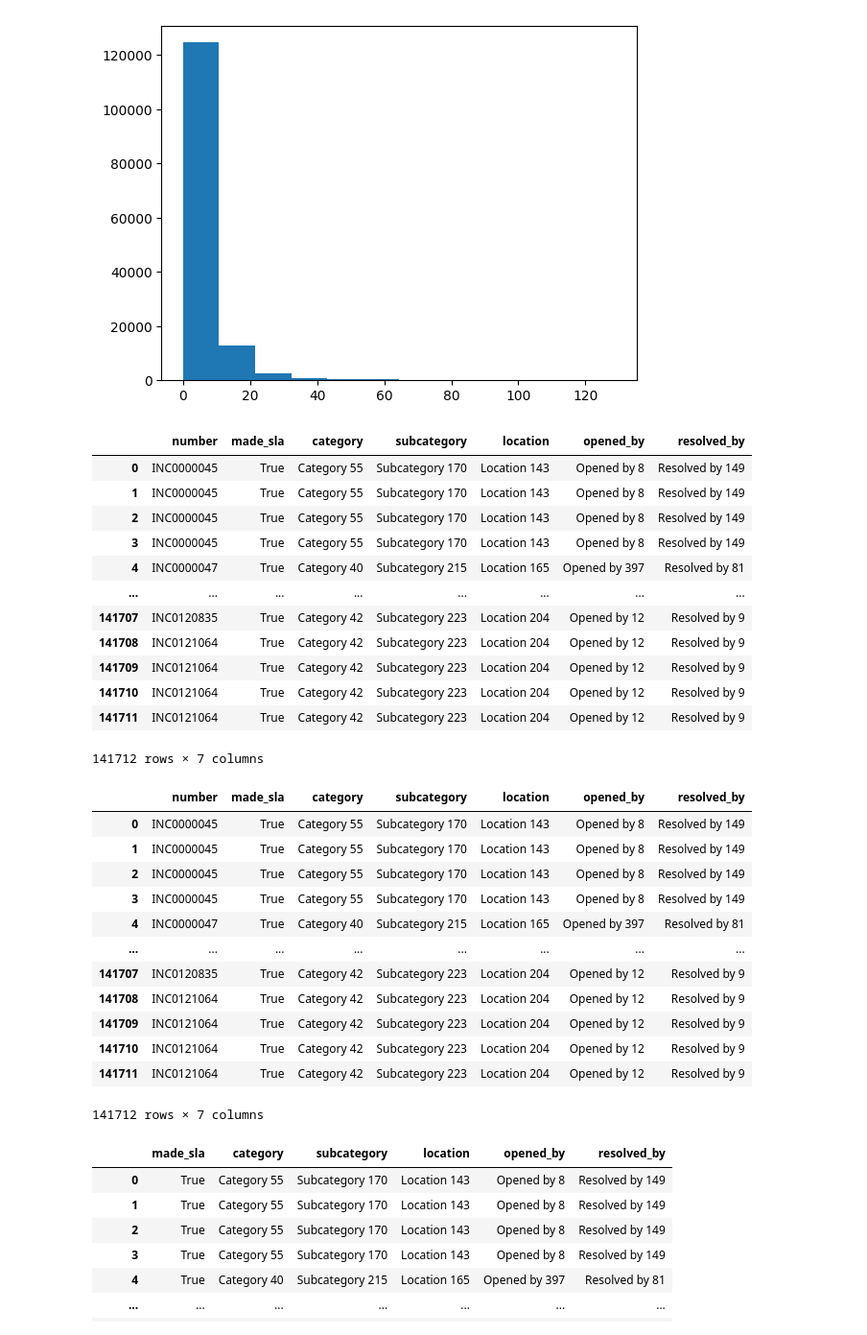
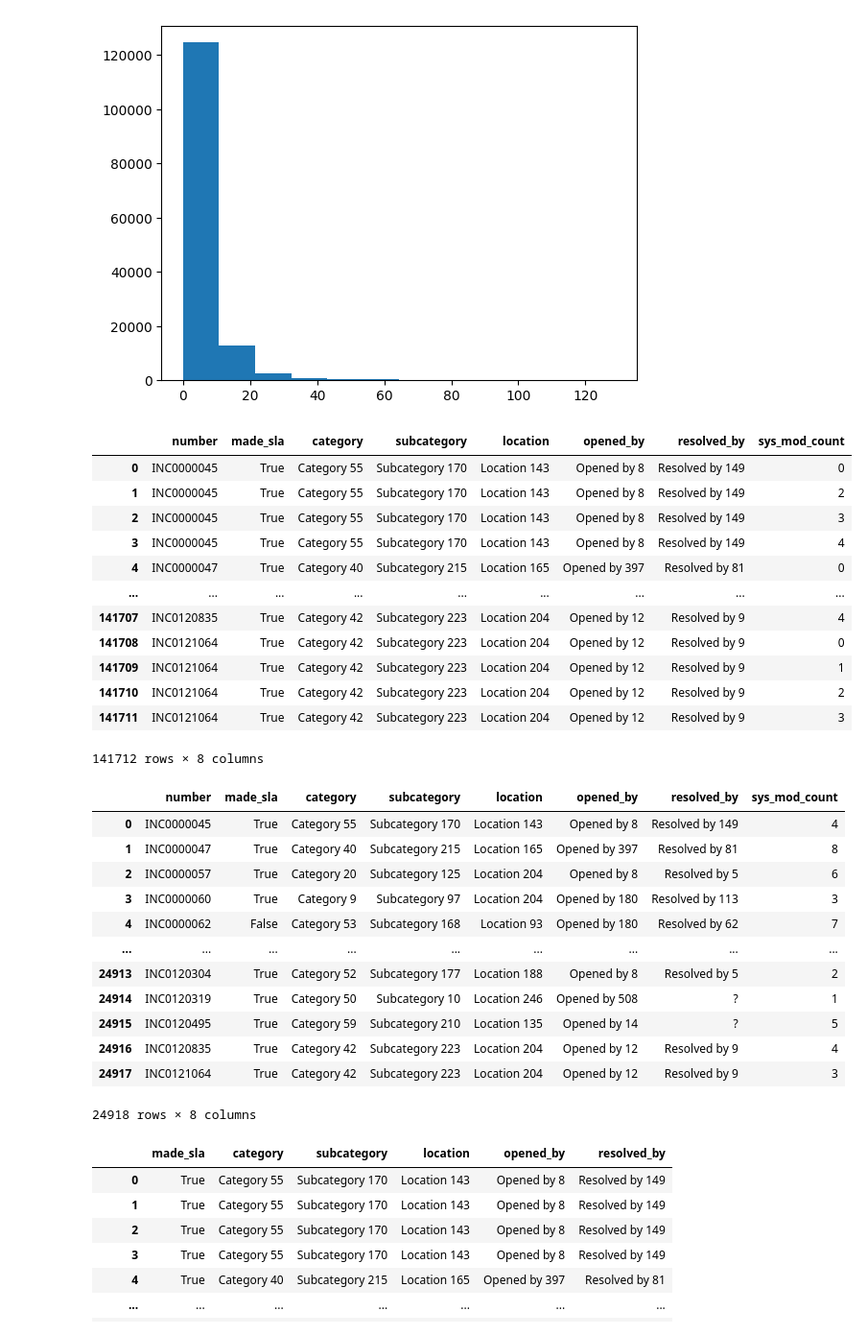
Before and after one commit to dc-neo/incidents_sla, a Jupyter notebook: Incident_Aggregation.ipynb, the cells around one changed output. Shown at 96% size. Cells and saved outputs as stored; diff of their text form; code cells hidden in the pictures.

```diff
--- a/Incident_Aggregation.ipynb
+++ b/Incident_Aggregation.ipynb
@@ -253,43 +253,47 @@ plt.hist(pd.Series(data['sys_mod_count']).dropna(), bins=12)
 # %%
 # This step is where I'm choosing the features / columns I'd like to start looking at.  I chose these features, but we can definitely choose more/less from the original dataset
 
-df_unique = df[['number', 'made_sla', 'category', 'subcategory', 'location', 'opened_by', 'resolved_by']]
+df_unique = df[['number', 'made_sla', 'category', 'subcategory', 'location', 'opened_by', 'resolved_by','sys_mod_count']]
 df_unique
 # %% [output]
-|  | number | made_sla | category | subcategory | location | opened_by | resolved_by |
-| 0 | INC0000045 | True | Category 55 | Subcategory 170 | Location 143 | Opened by 8 | Resolved by 149 |
-| 1 | INC0000045 | True | Category 55 | Subcategory 170 | Location 143 | Opened by 8 | Resolved by 149 |
-| 2 | INC0000045 | True | Category 55 | Subcategory 170 | Location 143 | Opened by 8 | Resolved by 149 |
-| 3 | INC0000045 | True | Category 55 | Subcategory 170 | Location 143 | Opened by 8 | Resolved by 149 |
-| 4 | INC0000047 | True | Category 40 | Subcategory 215 | Location 165 | Opened by 397 | Resolved by 81 |
-| ... | ... | ... | ... | ... | ... | ... | ... |
-| 141707 | INC0120835 | True | Category 42 | Subcategory 223 | Location 204 | Opened by 12 | Resolved by 9 |
-| 141708 | INC0121064 | True | Category 42 | Subcategory 223 | Location 204 | Opened by 12 | Resolved by 9 |
-| 141709 | INC0121064 | True | Category 42 | Subcategory 223 | Location 204 | Opened by 12 | Resolved by 9 |
-| 141710 | INC0121064 | True | Category 42 | Subcategory 223 | Location 204 | Opened by 12 | Resolved by 9 |
-| 141711 | INC0121064 | True | Category 42 | Subcategory 223 | Location 204 | Opened by 12 | Resolved by 9 |
+|  | number | made_sla | category | subcategory | location | opened_by | resolved_by | sys_mod_count |
+| 0 | INC0000045 | True | Category 55 | Subcategory 170 | Location 143 | Opened by 8 | Resolved by 149 | 0 |
+| 1 | INC0000045 | True | Category 55 | Subcategory 170 | Location 143 | Opened by 8 | Resolved by 149 | 2 |
+| 2 | INC0000045 | True | Category 55 | Subcategory 170 | Location 143 | Opened by 8 | Resolved by 149 | 3 |
+| 3 | INC0000045 | True | Category 55 | Subcategory 170 | Location 143 | Opened by 8 | Resolved by 149 | 4 |
+| 4 | INC0000047 | True | Category 40 | Subcategory 215 | Location 165 | Opened by 397 | Resolved by 81 | 0 |
+| ... | ... | ... | ... | ... | ... | ... | ... | ... |
+| 141707 | INC0120835 | True | Category 42 | Subcategory 223 | Location 204 | Opened by 12 | Resolved by 9 | 4 |
+| 141708 | INC0121064 | True | Category 42 | Subcategory 223 | Location 204 | Opened by 12 | Resolved by 9 | 0 |
+| 141709 | INC0121064 | True | Category 42 | Subcategory 223 | Location 204 | Opened by 12 | Resolved by 9 | 1 |
+| 141710 | INC0121064 | True | Category 42 | Subcategory 223 | Location 204 | Opened by 12 | Resolved by 9 | 2 |
+| 141711 | INC0121064 | True | Category 42 | Subcategory 223 | Location 204 | Opened by 12 | Resolved by 9 | 3 |
-141712 rows × 7 columns
+141712 rows × 8 columns
 # %%
 # I dropped any duplicate rows, as you can see in the original dataset, there are a number of rows for each unique incident (e.g. INC...00045 has 4 records, each for a different status update)
     # Those Multiples correspond to the various updates and I'm just looking for the unique incidents.
     # Records should go from approx 141,712 with multiples by incident to 36,247 unique incidents
 
+
+max_indices = df_unique.groupby('number')['sys_mod_count'].idxmax()
+df_unique = df_unique.loc[max_indices].reset_index(drop=True)
+
 #df_unique = df_unique.drop_duplicates()
 df_unique
 # %% [output]
-|  | number | made_sla | category | subcategory | location | opened_by | resolved_by |
-| 0 | INC0000045 | True | Category 55 | Subcategory 170 | Location 143 | Opened by 8 | Resolved by 149 |
-| 1 | INC0000045 | True | Category 55 | Subcategory 170 | Location 143 | Opened by 8 | Resolved by 149 |
-| 2 | INC0000045 | True | Category 55 | Subcategory 170 | Location 143 | Opened by 8 | Resolved by 149 |
-| 3 | INC0000045 | True | Category 55 | Subcategory 170 | Location 143 | Opened by 8 | Resolved by 149 |
-| 4 | INC0000047 | True | Category 40 | Subcategory 215 | Location 165 | Opened by 397 | Resolved by 81 |
-| ... | ... | ... | ... | ... | ... | ... | ... |
-| 141707 | INC0120835 | True | Category 42 | Subcategory 223 | Location 204 | Opened by 12 | Resolved by 9 |
-| 141708 | INC0121064 | True | Category 42 | Subcategory 223 | Location 204 | Opened by 12 | Resolved by 9 |
-| 141709 | INC0121064 | True | Category 42 | Subcategory 223 | Location 204 | Opened by 12 | Resolved by 9 |
-| 141710 | INC0121064 | True | Category 42 | Subcategory 223 | Location 204 | Opened by 12 | Resolved by 9 |
-| 141711 | INC0121064 | True | Category 42 | Subcategory 223 | Location 204 | Opened by 12 | Resolved by 9 |
+|  | number | made_sla | category | subcategory | location | opened_by | resolved_by | sys_mod_count |
+| 0 | INC0000045 | True | Category 55 | Subcategory 170 | Location 143 | Opened by 8 | Resolved by 149 | 4 |
+| 1 | INC0000047 | True | Category 40 | Subcategory 215 | Location 165 | Opened by 397 | Resolved by 81 | 8 |
+| 2 | INC0000057 | True | Category 20 | Subcategory 125 | Location 204 | Opened by 8 | Resolved by 5 | 6 |
+| 3 | INC0000060 | True | Category 9 | Subcategory 97 | Location 204 | Opened by 180 | Resolved by 113 | 3 |
+| 4 | INC0000062 | False | Category 53 | Subcategory 168 | Location 93 | Opened by 180 | Resolved by 62 | 7 |
+| ... | ... | ... | ... | ... | ... | ... | ... | ... |
+| 24913 | INC0120304 | True | Category 52 | Subcategory 177 | Location 188 | Opened by 8 | Resolved by 5 | 2 |
+| 24914 | INC0120319 | True | Category 50 | Subcategory 10 | Location 246 | Opened by 508 | ? | 1 |
+| 24915 | INC0120495 | True | Category 59 | Subcategory 210 | Location 135 | Opened by 14 | ? | 5 |
+| 24916 | INC0120835 | True | Category 42 | Subcategory 223 | Location 204 | Opened by 12 | Resolved by 9 | 4 |
+| 24917 | INC0121064 | True | Category 42 | Subcategory 223 | Location 204 | Opened by 12 | Resolved by 9 | 3 |
-141712 rows × 7 columns
+24918 rows × 8 columns
 # %%
 # Removing the Incident # column because this did not work well when I tried modeling and should not have any bearing on the result
 
```
Also changed, not shown: parts of 18 cells of this notebook.
